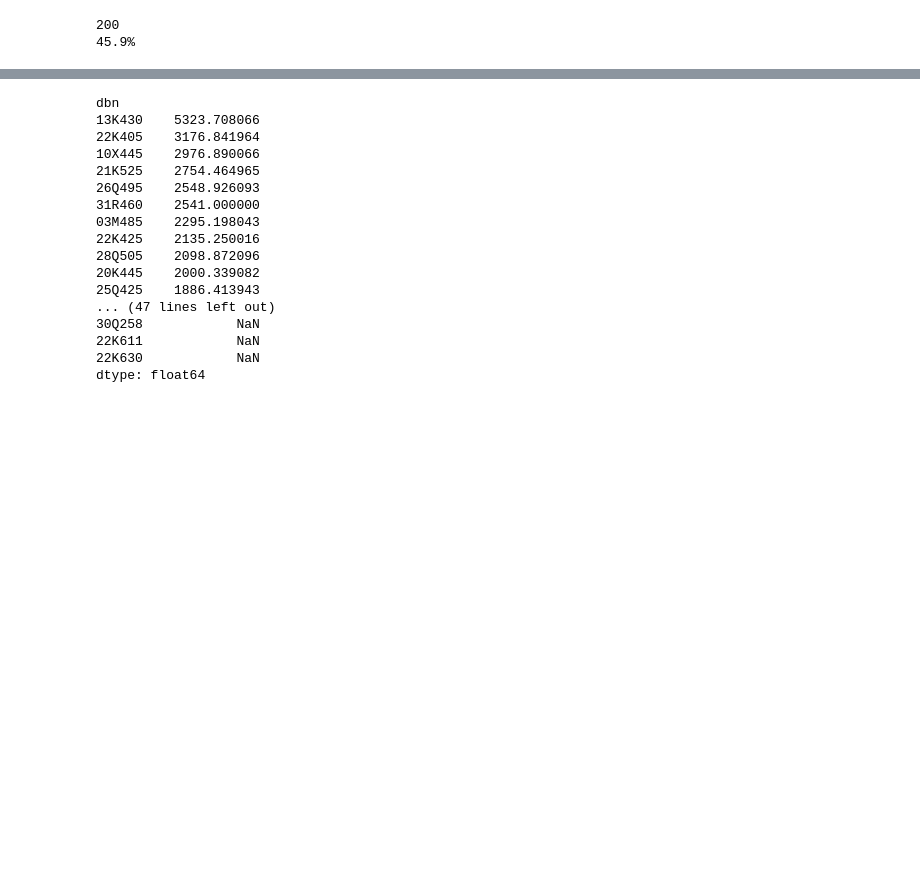
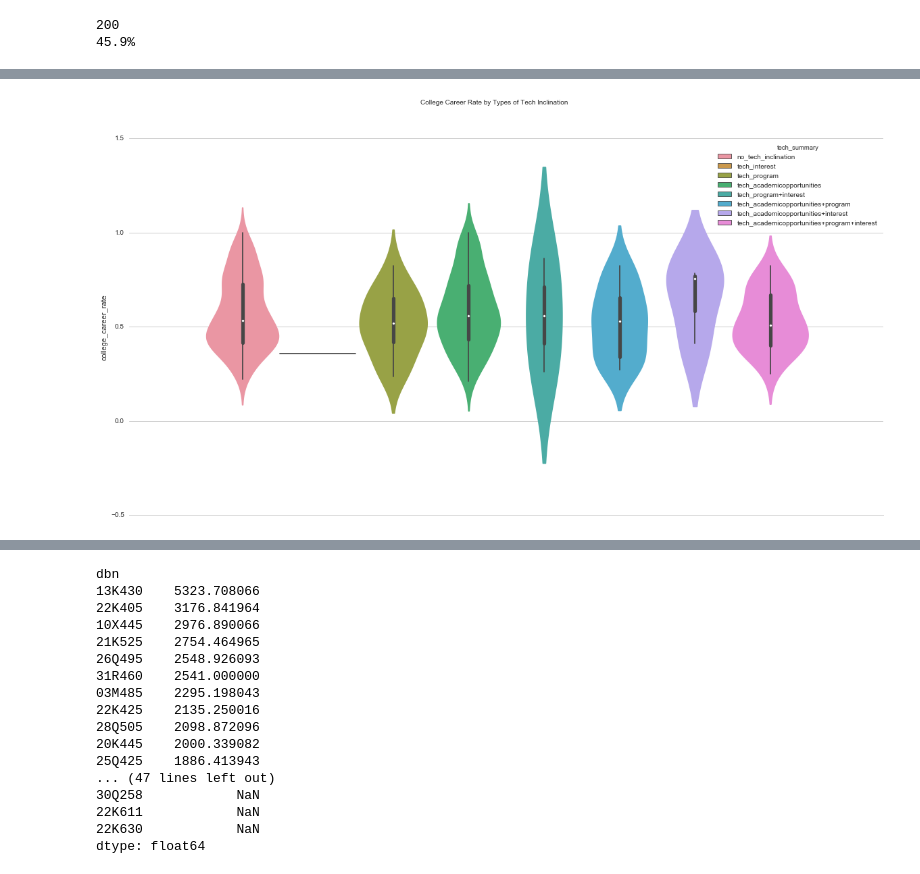
Before and after one commit to gabrielcs/nyc-subway-canvass, a Jupyter notebook: high-schools-cleaning-exploration.ipynb, the cells around one changed output, grey strips where cells are left out. Cells and saved outputs as stored; diff of their text form; code cells hidden in the pictures; blank space fills up the shorter version.

```diff
--- a/high-schools-cleaning-exploration.ipynb
+++ b/high-schools-cleaning-exploration.ipynb
@@ -117,3 +140,25 @@ df.head(3)
 | 31R455 | Tottenville High School | R | Institute Programs: Science, Clas... | Honors Program for grades 9-12 | ROTC Program | ... |
 | 30Q450 | Long Island City High School | Q | CTE program(s) in: Hospitality an... | iLearnNYC: Program for expanded o... | Eight Small Learning Communities:... | ... |
 | 30Q445 | William Cullen Bryant High School | Q | CTE program(s) in: Business, Mana... | iLearnNYC: Program for expanded o... | Accounting, Entrepreneurship and ... | ... |
+# %%
+def fill_tech_summary(academicopportunities, program, interest):
+    if academicopportunities:
+        if program:
+            if interest:
+                return 'tech_academicopportunities+program+interest'
+            else:
+                return 'tech_academicopportunities+program'
+
+        elif interest:
+            return 'tech_academicopportunities+interest'
+        else:
+            return 'tech_academicopportunities'
+    elif program:
+        if interest:
+                return 'tech_program+interest'
+        else:
+            return 'tech_program'
+    elif interest:
+        return 'tech_interest'
+    else:
+        return 'no_tech_inclination'
@@ -119,0 +179,15 @@ df.head(3)
+# %%
+fig, ax = plt.subplots(figsize=(20, 10))
+
+ax = sns.violinplot(data=df, x='all', y="college_career_rate", hue="tech_summary", ax=ax,
+                    hue_order=['no_tech_inclination', 'tech_interest', 'tech_program',
+                               'tech_academicopportunities', 'tech_program+interest',
+                               'tech_academicopportunities+program', 'tech_academicopportunities+interest',
+                               'tech_academicopportunities+program+interest'])
+sns.despine(left=True)
+ax.set_xlabel("")
+plt.suptitle('College Career Rate by Types of Tech Inclination')
+
+plt.savefig('figures/types-tech-inclination.png', bbox_inches='tight')
+# %% [output]
+[figure, added]
```
Also changed, not shown: parts of 23 cells of this notebook, 19 other files.
